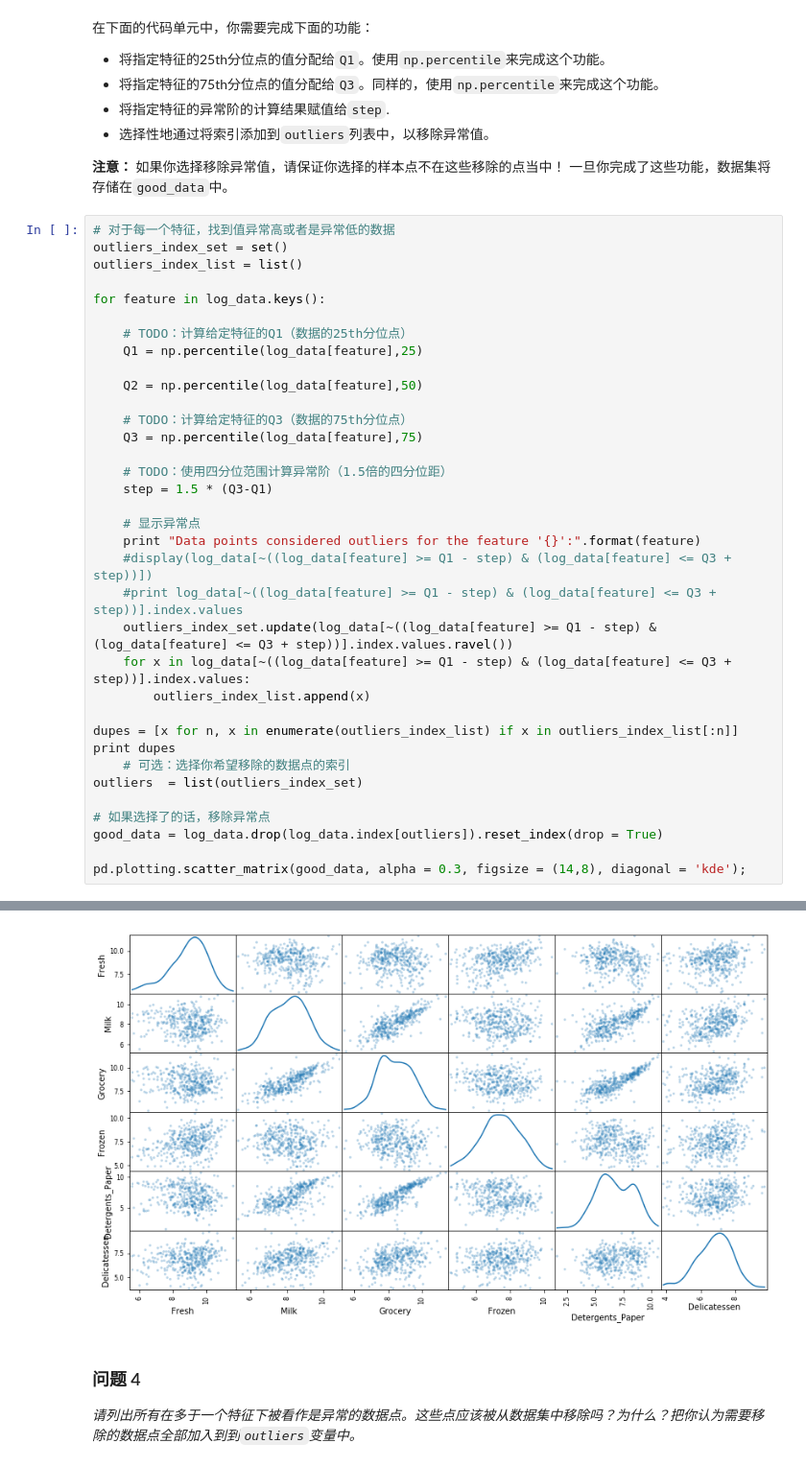
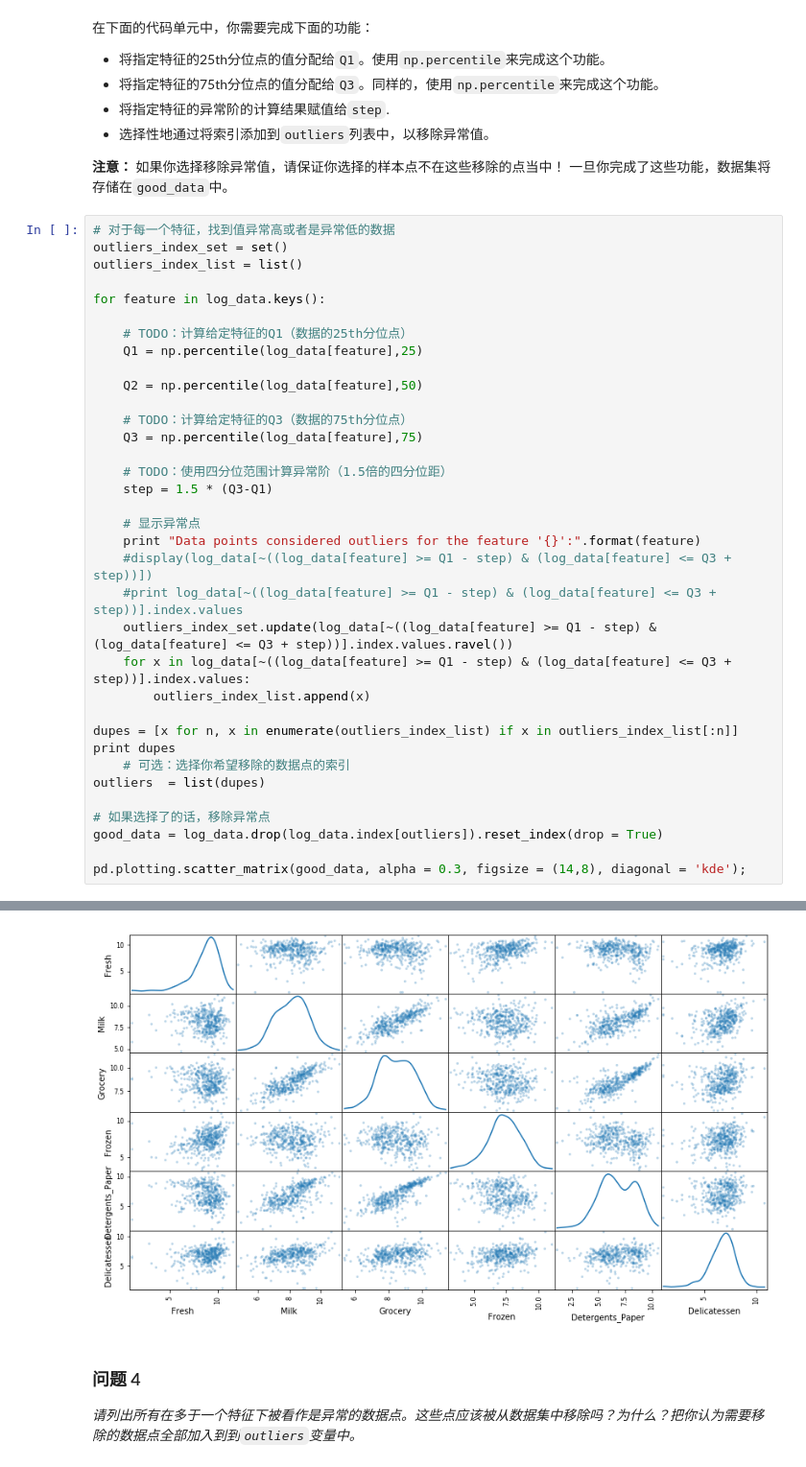
Before and after one commit to roysakura/MLND-projects, a Jupyter notebook: creating_customer_segments/customer_segments.ipynb, the cells around one changed output, grey strips where cells are left out. Shown at 96% size. Saved outputs shown, nothing was run; the diff lists cells and outputs as text.

```diff
--- a/creating_customer_segments/customer_segments.ipynb
+++ b/creating_customer_segments/customer_segments.ipynb
@@ -206,35 +206,35 @@ for feature in log_data.keys():
     # TODO：计算给定特征的Q3（数据的75th分位点）
     Q3 = np.percentile(log_data[feature],75)
 
     # TODO：使用四分位范围计算异常阶（1.5倍的四分位距）
     step = 1.5 * (Q3-Q1)
 
     # 显示异常点
     print "Data points considered outliers for the feature '{}':".format(feature)
     #display(log_data[~((log_data[feature] >= Q1 - step) & (log_data[feature] <= Q3 + step))])
     #print log_data[~((log_data[feature] >= Q1 - step) & (log_data[feature] <= Q3 + step))].index.values
     outliers_index_set.update(log_data[~((log_data[feature] >= Q1 - step) & (log_data[feature] <= Q3 + step))].index.values.ravel())
     for x in log_data[~((log_data[feature] >= Q1 - step) & (log_data[feature] <= Q3 + step))].index.values:
         outliers_index_list.append(x)
 
 dupes = [x for n, x in enumerate(outliers_index_list) if x in outliers_index_list[:n]]
 print dupes
     # 可选：选择你希望移除的数据点的索引
-outliers  = list(outliers_index_set)
+outliers  = list(dupes)
 
 # 如果选择了的话，移除异常点
 good_data = log_data.drop(log_data.index[outliers]).reset_index(drop = True)
 
 pd.plotting.scatter_matrix(good_data, alpha = 0.3, figsize = (14,8), diagonal = 'kde');
 # %% [output]
 Data points considered outliers for the feature 'Fresh':
 Data points considered outliers for the feature 'Milk':
 Data points considered outliers for the feature 'Grocery':
 Data points considered outliers for the feature 'Frozen':
 Data points considered outliers for the feature 'Detergents_Paper':
 Data points considered outliers for the feature 'Delicatessen':
 [154, 65, 75, 66, 128, 154]
-[figure, old version]
+[figure, new version]
 # %% [markdown]
 ### 问题 4
 *请列出所有在多于一个特征下被看作是异常的数据点。这些点应该被从数据集中移除吗？为什么？把你认为需要移除的数据点全部加入到到`outliers`变量中。*
```
Also changed, not shown: parts of 16 cells of this notebook, 1 other file.
